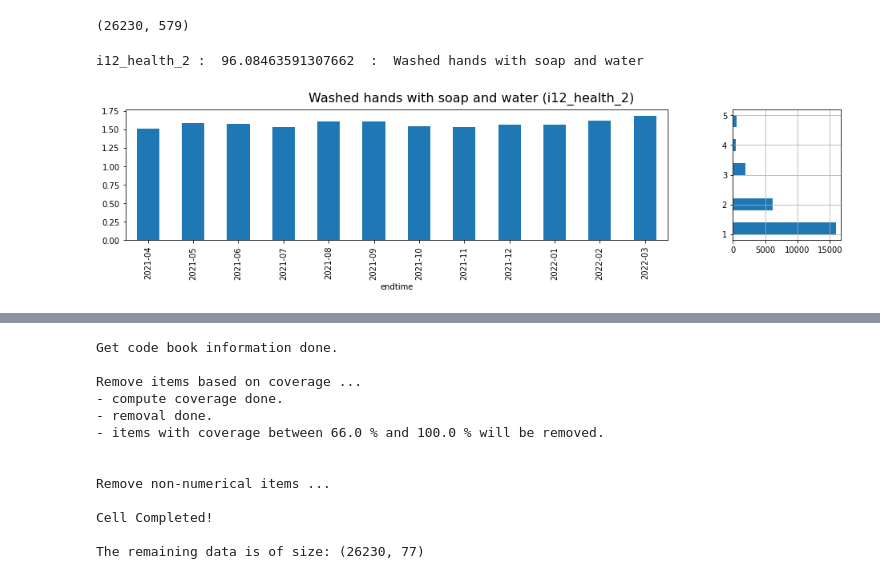
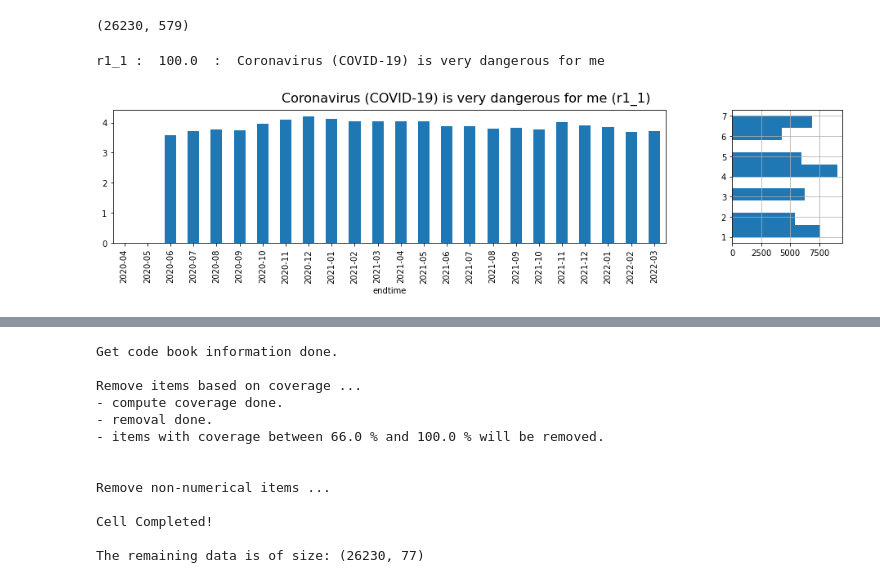
Before and after one commit to sevenbanisch/hackthon_yougov_data, a Jupyter notebook: DPG2023/dataselection4DPG2023.ipynb, the cells around one changed output, grey strips where cells are left out. Drawn from its saved outputs; the diff is of its cells as text; code cells hidden in the pictures.

```diff
--- a/DPG2023/dataselection4DPG2023.ipynb
+++ b/DPG2023/dataselection4DPG2023.ipynb
@@ -111,10 +111,10 @@ df.shape
 # %% [output]
 (26230, 579)
 # %%
-col = 'i12_health_2'
-mybarplot(df,col)
+col = 'r1_1'
+mybarplot(dfo,col)
 print(col,': ',item_coverage_dict[col] , ' : ', item_dict[col])
 #print(df[col])
 # %% [output]
-i12_health_2 :  96.08463591307662  :  Washed hands with soap and water
+r1_1 :  100.0  :  Coronavirus (COVID-19) is very dangerous for me
-[figure, old version]
+[figure, new version]
```
Also changed, not shown: parts of 7 cells of this notebook, 2 other files.
